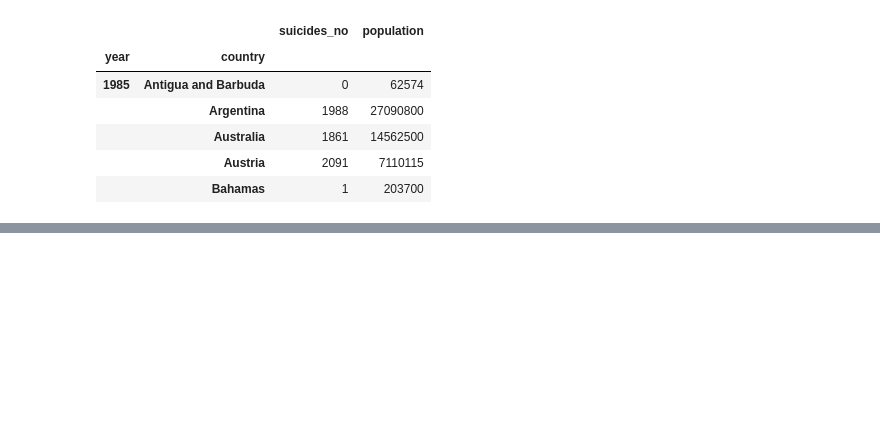
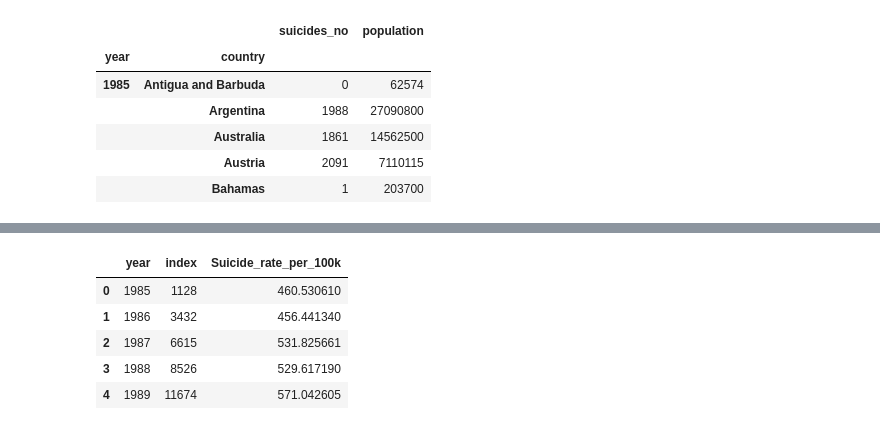
Before and after one commit to EJohnson7/ETL, a Jupyter notebook: Jupyter Notebook and more/kaggle.ipynb, the cells around one changed output, grey strips where cells are left out. Saved outputs shown, nothing was run; the diff lists cells and outputs as text; code cells hidden in the pictures; blank space fills up the shorter version.

```diff
--- a/Jupyter Notebook and more/kaggle.ipynb
+++ b/Jupyter Notebook and more/kaggle.ipynb
@@ -133,0 +172,3 @@ group.tail(100)
+# %%
+year = year_rate_df.groupby("year").sum()
+year.head()
@@ -133,0 +183,11 @@ group.tail(100)
+# %%
+year.reset_index(inplace=True)
+# %%
+year.head()
+# %% [output]
+|  | year | index | Suicide_rate_per_100k |
+| 0 | 1985 | 1128 | 460.530610 |
+| 1 | 1986 | 3432 | 456.441340 |
+| 2 | 1987 | 6615 | 531.825661 |
+| 3 | 1988 | 8526 | 529.617190 |
+| 4 | 1989 | 11674 | 571.042605 |
```
Also changed, not shown: parts of 18 cells of this notebook.
